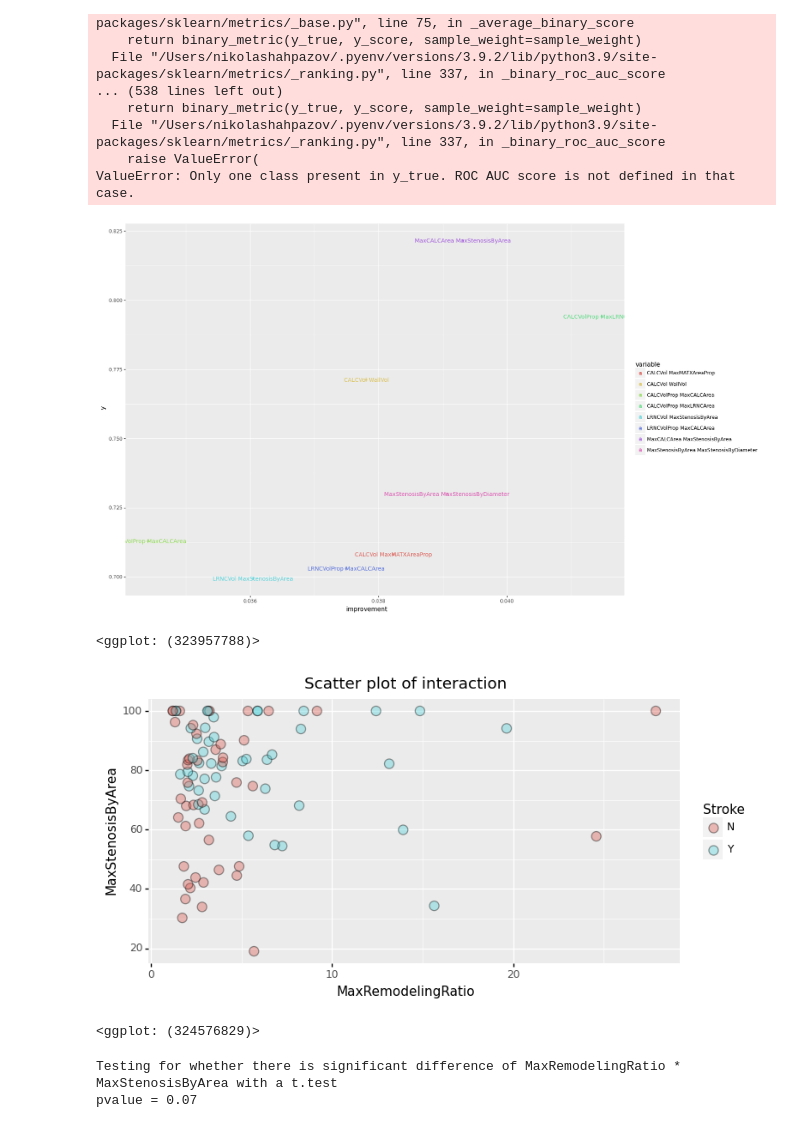
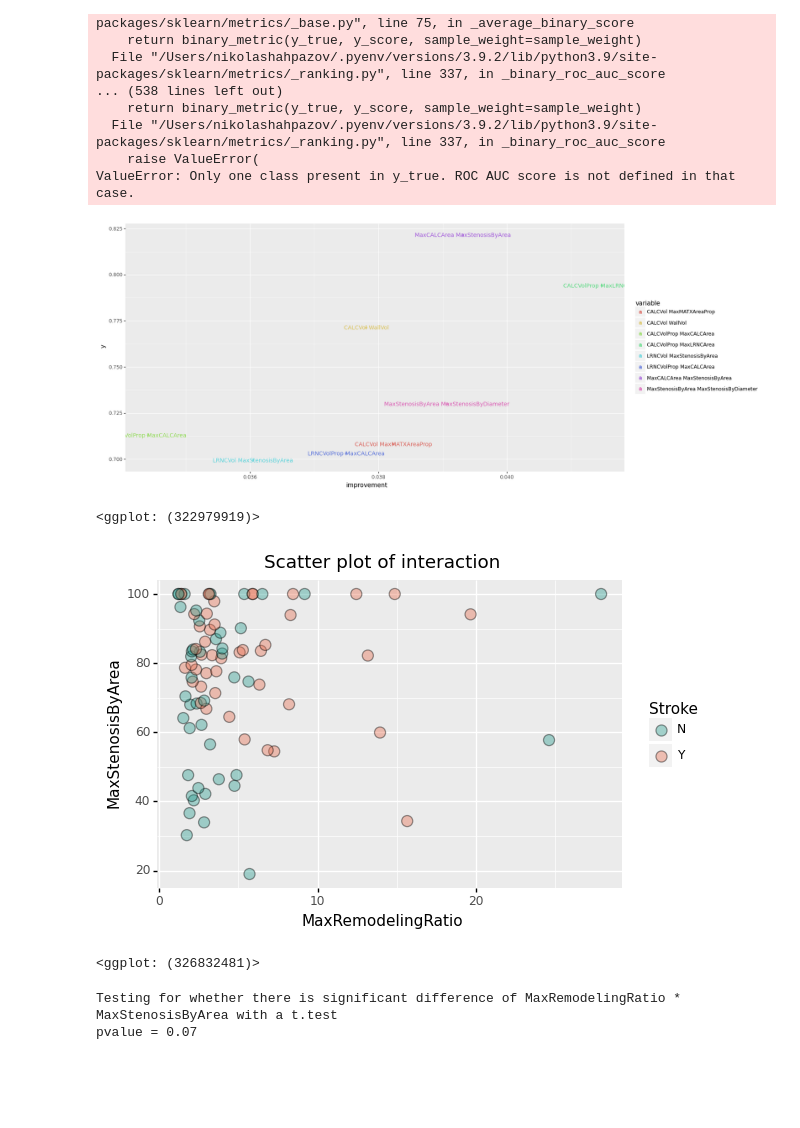
Before and after one commit to nshahpazov/fes-in-python, a Jupyter notebook: 02-illustrative-example.ipynb, the cells around one changed output. Drawn from its saved outputs; the diff is of its cells as text; code cells hidden in the pictures; blank space fills up the shorter version.

```diff
--- a/02-illustrative-example.ipynb
+++ b/02-illustrative-example.ipynb
@@ -389,31 +390,32 @@ Traceback (most recent call last):
     raise ValueError(
 ValueError: Only one class present in y_true. ROC AUC score is not defined in that case.
 # %%
-ggplot_options.figure_size = (16, 12)
+ggplot_options.figure_size = (16, 8)
 
 (int_results_df[(int_results_df['roc'] > 0.5) & (int_results_df['pvalue'] < 0.2)]
  .sort_values(by='improvement')
  .head(8)
  .assign(y=lambda x: -np.log10(x['pvalue']))
  .pipe(ggplot) +
     aes(x='improvement', y='y', color='variable') +
     geom_point(alpha=0.5) +
     geom_text(aes(label='variable'), size=10)
 )
 # %% [output]
-[figure, old version]
+[figure, new version]
-<ggplot: (323957788)>
+<ggplot: (322979919)>
 # %%
-ggplot_options.figure_size = (8, 4)
+ggplot_options.figure_size = (6, 4)
 
 (ggplot(stroke_train_df) +
     aes(x='MaxRemodelingRatio', y='MaxStenosisByArea', fill='Stroke') +
     geom_point(size=4, alpha=0.4) +
-    ggtitle("Scatter plot of interaction")
+    ggtitle("Scatter plot of interaction") +
+    scale_fill_manual(values=["#2a9d8f", "#e76f51"])
 )
 # %% [output]
-[figure, old version]
+[figure, new version]
-<ggplot: (324576829)>
+<ggplot: (326832481)>
 # %%
 interaction = stroke_train_df['MaxRemodelingRatio'] * stroke_train_df['MaxStenosisByArea']
 
```
Also changed, not shown: parts of 8 cells of this notebook.
